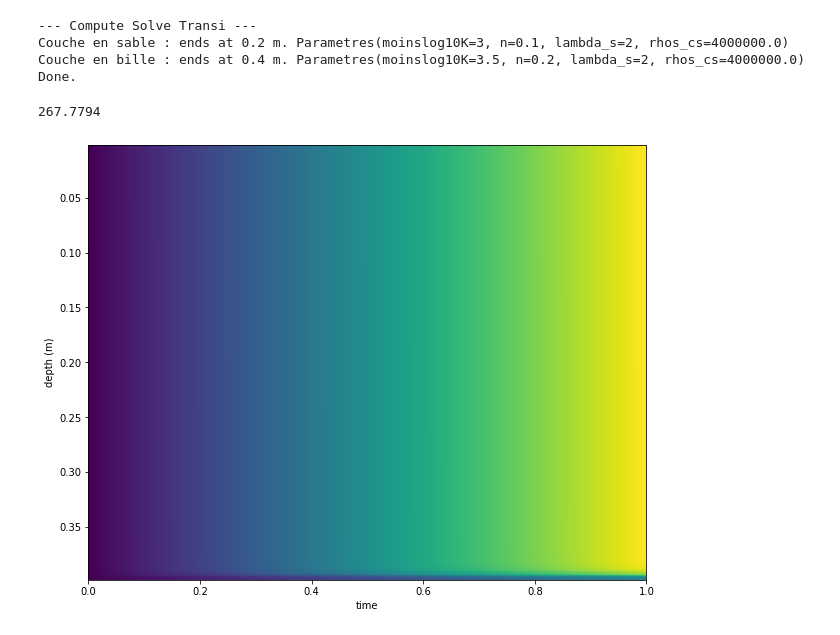
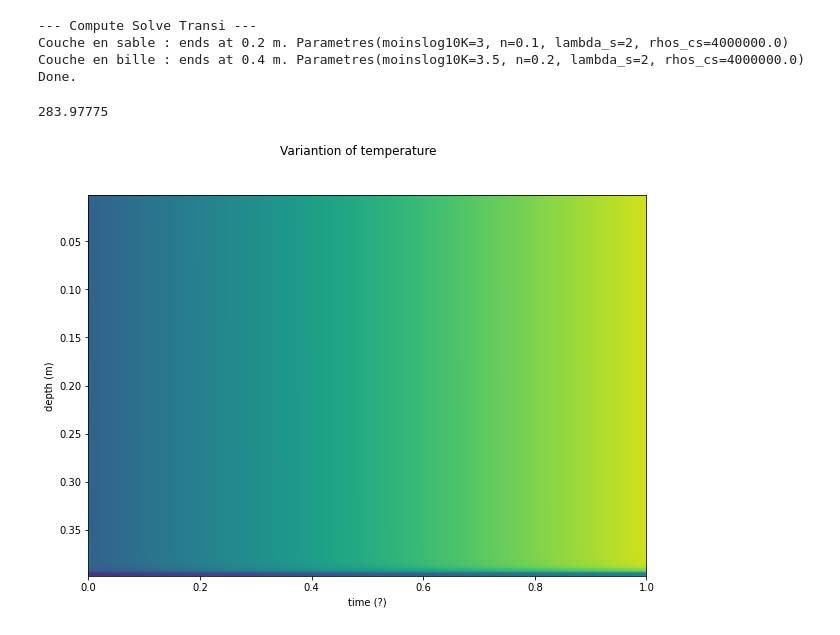
Before and after one commit to ameliemelorene/pyheatmy2022, a Jupyter notebook: demo_maquette.ipynb, the cells around one changed output. Drawn from its saved outputs; the diff is of its cells as text; code cells hidden in the pictures.

```diff
--- a/demo_maquette.ipynb
+++ b/demo_maquette.ipynb
@@ -21,12 +21,12 @@ n_t = len(capteur_ZH['dates'])
 times = [datetime.fromtimestamp(1000*k) for k in range(n_t)]
 
 T_vir = np.zeros((n_t,5))
-T_vir[:,0] = np.arange(n_t)/n_t*2*np.pi*1*3600 + 273
+T_vir[:,0] = np.arange(n_t)/n_t*2*np.cos(2*np.pi*1*3600) + 273 +12
 # dont l'amplitude et la période seront déterminés pour que les signuax soient visibles
 T_vir[:,1] = capteur_ZH[['temperature_10']].to_numpy().transpose() # à calculer et afficher
 T_vir[:,2] = capteur_ZH[['temperature_20']].to_numpy().transpose() # à calculer et afficher
 T_vir[:,3] = capteur_ZH[['temperature_30']].to_numpy().transpose() # à calculer et afficher
-T_vir[:,4] = 273+ 12*np.ones(n_t) #température aquifère constante
+T_vir[:,4] = 273 + 12*np.ones(n_t) #température aquifère constante
 T_measures = list(zip(capteur_ZH['dates'], T_vir))
 
 temps = np.load("data/val_data.npy")
@@ -68,17 +68,18 @@ Couche en bille : ends at 0.4 m. Parametres(moinslog10K=3.5, n=0.2, lambda_s=2,
 Done.
 # %%
 #Tout est stocké dans la class col pour ne pas avoir à le stocker hors de la class
-fig, ax = plt.subplots(figsize=(10, 8), facecolor = 'w')
+fig, ax = plt.subplots(figsize=(10, 7), facecolor = 'w')
 
 ax.imshow(
     col.temps_solve,
     aspect = "auto",
     extent = [0, 1, col.depths_solve[-1], col.depths_solve[0]], #TODO : trouver comment monter le datetime
 )
 
-ax.set_xlabel("time")
+fig.suptitle("Variantion of temperature")
+ax.set_xlabel("time (?)")
 ax.set_ylabel("depth (m)")
 np.min(col.temps_solve)
 # %% [output]
-267.7794
+283.97775
-[figure, old version]
+[figure, new version]
```
Also changed, not shown: parts of 3 cells of this notebook.
